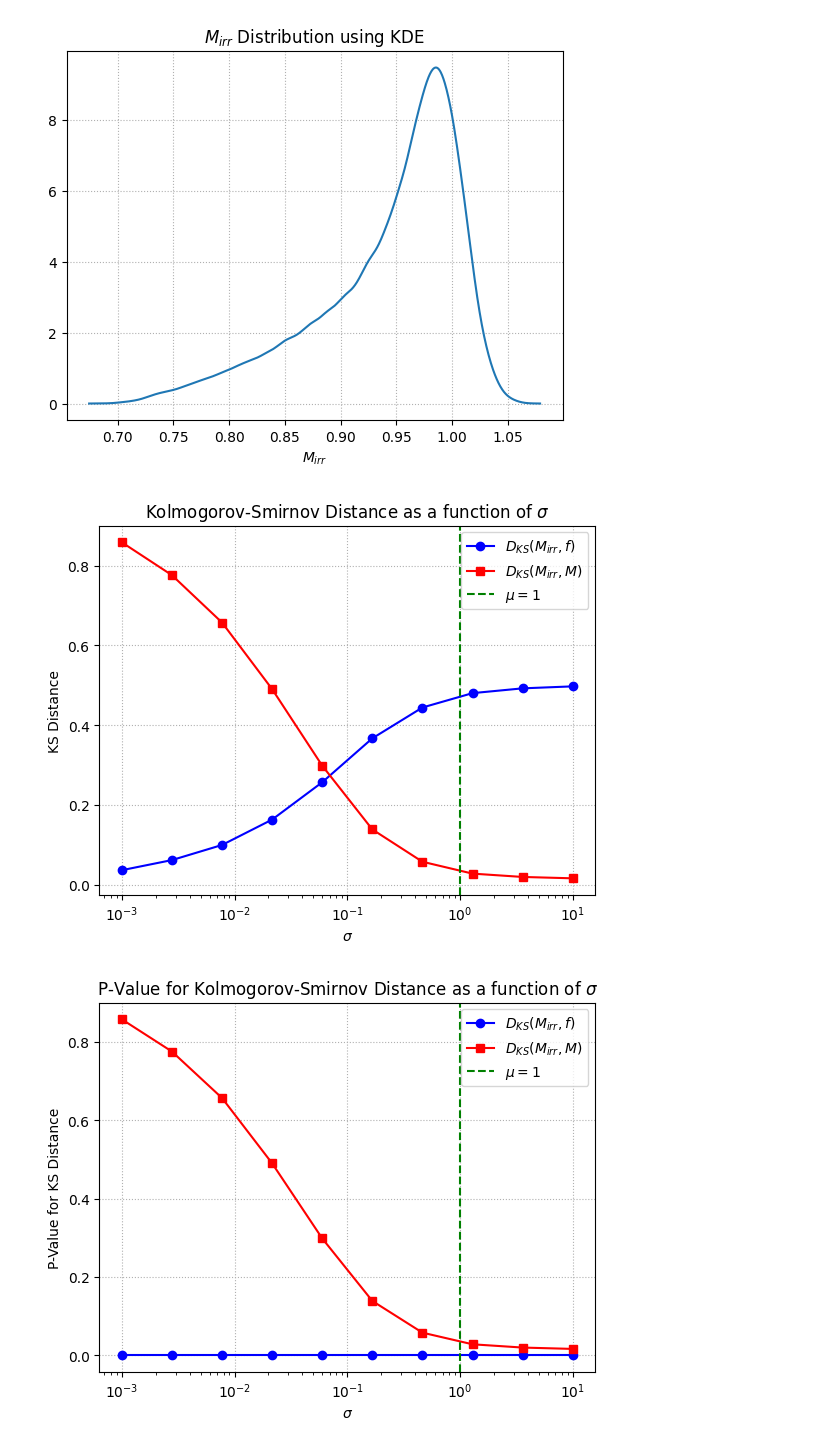
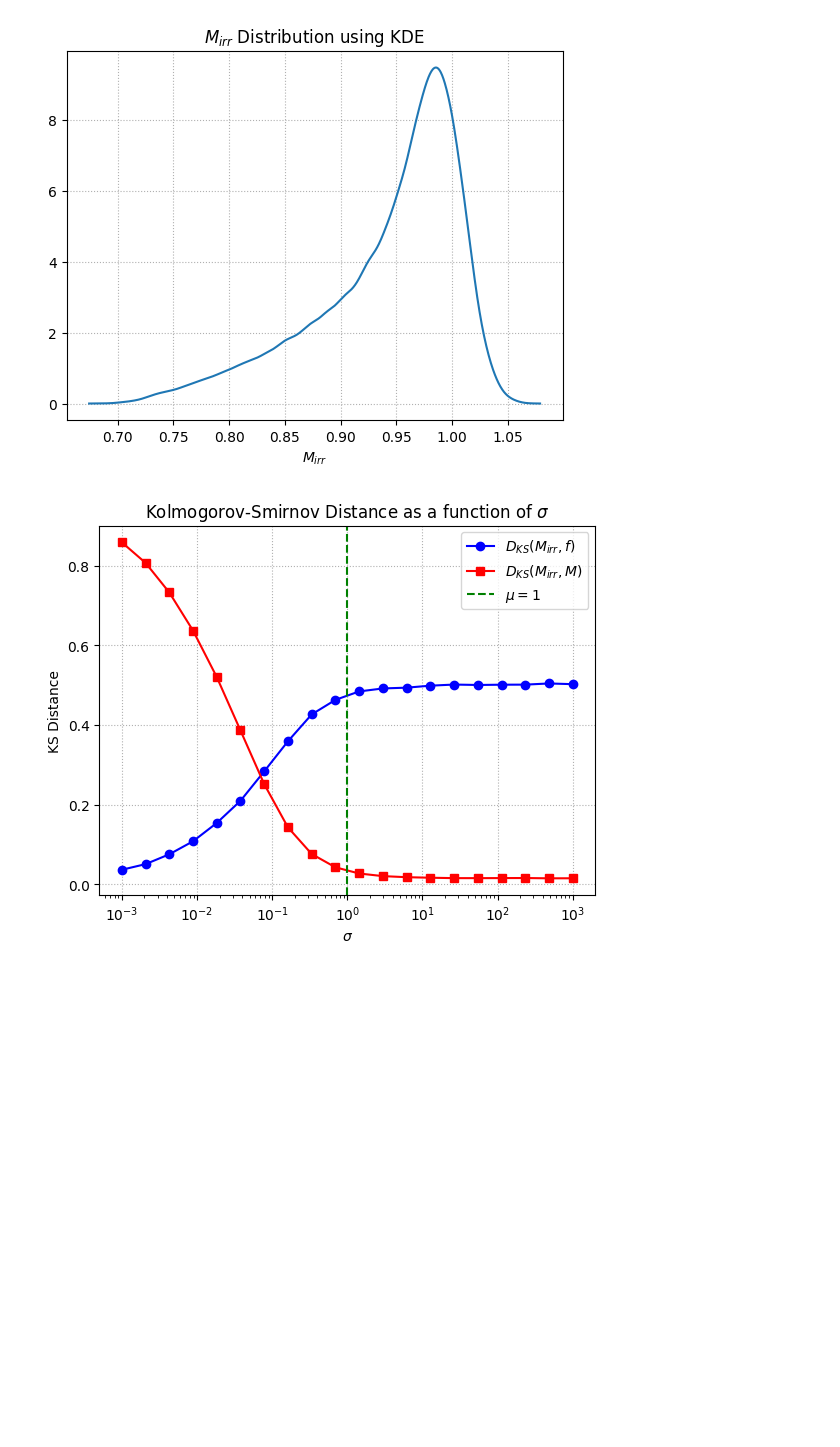
Before and after one commit to APozzi22/Astrostatistic, a Jupyter notebook: 7_Frequentist/BH_Irriducible_Mass.ipynb, the cells around one changed output. Saved outputs shown, nothing was run; the diff lists cells and outputs as text; code cells hidden in the pictures; blank space fills up the shorter version.

```diff
--- a/7_Frequentist/BH_Irriducible_Mass.ipynb
+++ b/7_Frequentist/BH_Irriducible_Mass.ipynb
@@ -107,39 +107,38 @@ plt.show()
 [figure]
 # %%
 # Generate different value for sigma
-sigma_values = np.logspace(-3, 1, 10)
+sigma_values = np.logspace(-3, 3, 20)
 
 # Compute the KS distance between M_irr and f and between M_irr and M as function of sigma
 KS_D_f = []
 KS_D_M = []
 
 for sigma in sigma_values:
     # Generate value for M and chi
     M = np.random.normal(mu, sigma, n)  # Mass
     chi = np.random.uniform(chi_min, chi_max, n)  # Spin
 
     # Compute f and M_irr
     f = np.sqrt((1 + np.sqrt(1 - chi**2)) / 2)
     M_irr = M * f
 
     # Compute KS distances
     ks_f = stats.ks_2samp(M_irr, f).statistic
     ks_M = stats.ks_2samp(M_irr, M).statistic
 
     KS_D_f.append(ks_f)
     KS_D_M.append(ks_M)
 
 # Plot KS distances
 plt.plot(sigma_values, KS_D_f, marker='o', color='blue', label='$D_{KS}(M_{irr}, f)$')
 plt.plot(sigma_values, KS_D_M, marker='s', color='red', label='$D_{KS}(M_{irr}, M)$')
 plt.axvline(mu, linestyle='--', color='green', label=f'$\mu = {mu}$')
 plt.xscale('log')
 plt.xlabel('$\sigma$')
 plt.ylabel('KS Distance')
 plt.legend()
 plt.grid(linestyle=':')
 plt.title('Kolmogorov-Smirnov Distance as a function of $\sigma$')
 plt.show()
 # %% [output]
-[figure, old version]
+[figure, new version]
-[figure, removed]
```
Also changed, not shown: parts of 1 cell of this notebook.
